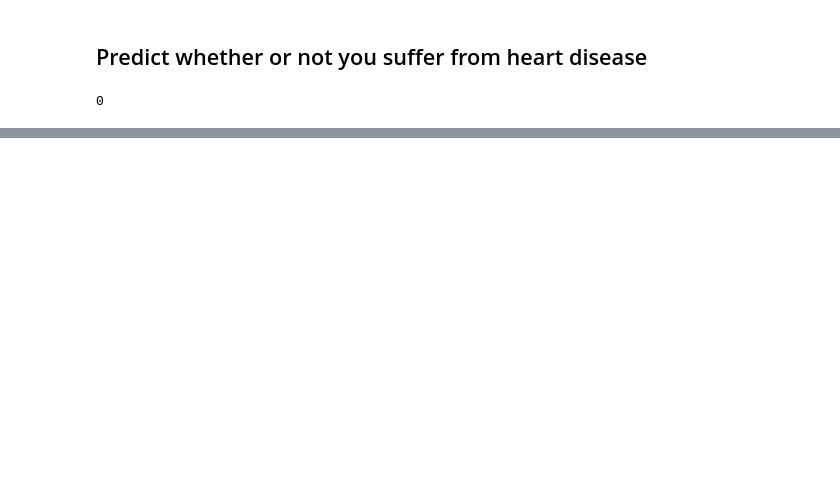
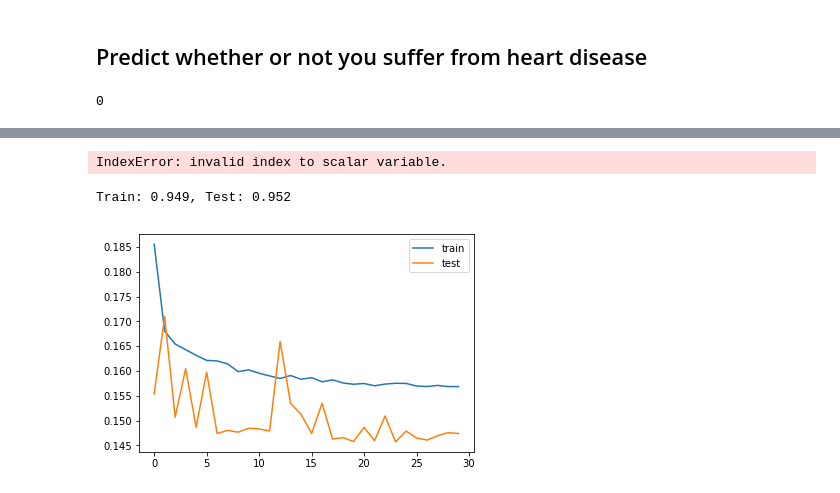
Before and after one commit to SebastianReimer/Classification_clinical_data, a Jupyter notebook: notebooks/Classification_Notebook.ipynb, the cells around one changed output, grey strips where cells are left out. Saved outputs shown, nothing was run; the diff lists cells and outputs as text; code cells hidden in the pictures; blank space fills up the shorter version.

Commit message:
added keras to Dockerfile, added feed-forward-NN

```diff
--- a/notebooks/Classification_Notebook.ipynb
+++ b/notebooks/Classification_Notebook.ipynb
@@ -259,0 +266,19 @@ Accuracy: 0.9504753143207605
+# %%
+# Create your first MLP in Keras
+from keras.models import Sequential
+from keras.layers import Dense
+
+input_dim = X_train.shape[1]
+
+# create model
+model = Sequential()
+model.add(Dense(16, input_dim=input_dim, activation='relu'))
+model.add(Dense(16, activation='relu'))
+model.add(Dense(1, activation='sigmoid'))
+# Compile model
+model.compile(loss='binary_crossentropy', optimizer='adam', metrics=['accuracy'])
+# Fit the model
+fitted = model.fit(X_train, y_train, validation_data=(X_test, y_test), epochs=20, batch_size=16)
+# evaluate the model
+scores = model.evaluate(X_train, y_train)
+print("\n%s: %.2f%%" % (model.metrics_names[1], scores[1]*100))
@@ -259,0 +303,23 @@ Accuracy: 0.9504753143207605
+# %%
+# calculate predictions
+predictions = model.predict(predict)
+# round predictions
+rounded = [round(x[0]) for x in predictions]
+print(rounded)
+# %% [output]
+IndexError: invalid index to scalar variable.
+# %%
+# evaluate the model
+_, train_acc = model.evaluate(X_train, y_train, verbose=0)
+_, test_acc = model.evaluate(X_test, y_test, verbose=0)
+print('Train: %.3f, Test: %.3f' % (train_acc, test_acc))
+# %% [output]
+Train: 0.949, Test: 0.952
+# %%
+# plot training history
+plt.plot(fitted.history['loss'], label='train')
+plt.plot(fitted.history['val_loss'], label='test')
+plt.legend()
+plt.show()
+# %% [output]
+[figure, added]
```
Also changed, not shown: parts of 9 cells of this notebook, 1 other file.
